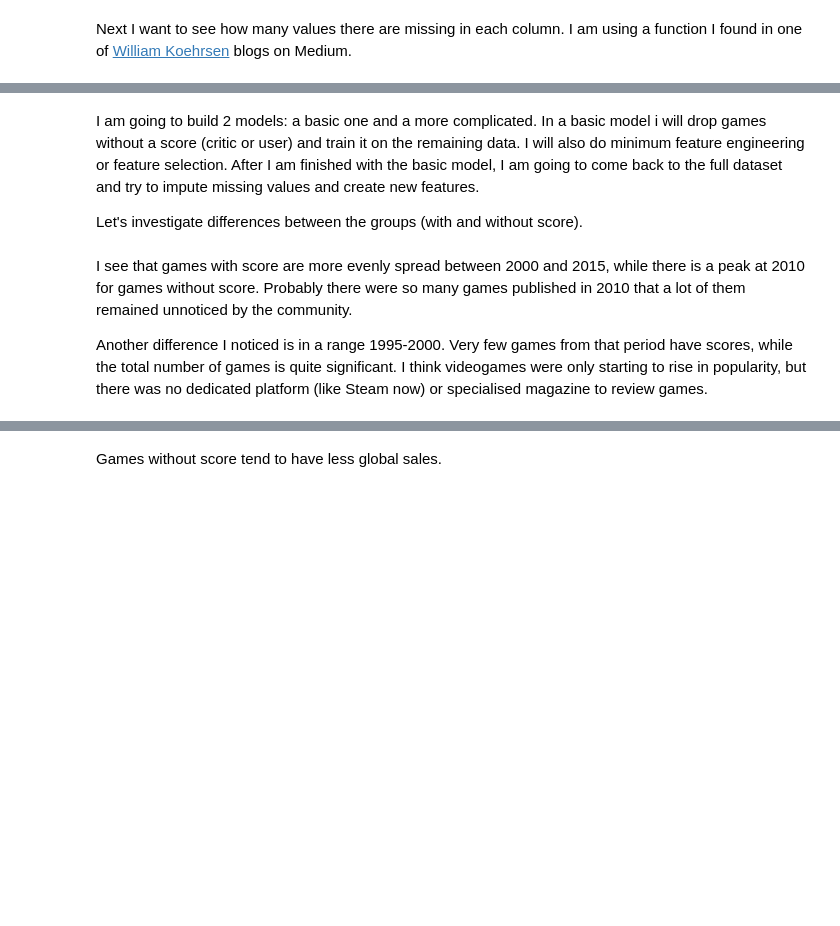
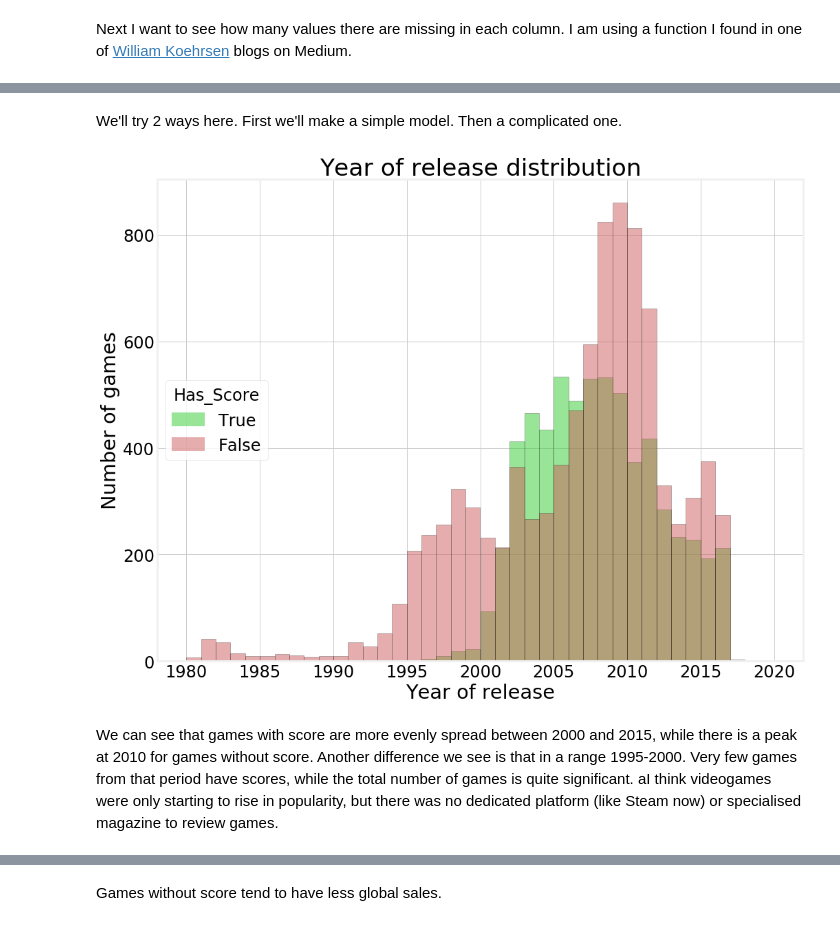
Before and after one commit to prayas2409/Machine_learning_website, a Jupyter notebook: Video_game_sales/video-games-predicting-global-sales.ipynb, the cells around one changed output, grey strips where cells are left out. Cells and saved outputs as stored; diff of their text form; code cells hidden in the pictures; blank space fills up the shorter version.

```diff
--- a/Video_game_sales/video-games-predicting-global-sales.ipynb
+++ b/Video_game_sales/video-games-predicting-global-sales.ipynb
@@ -51,5 +29,5 @@ import seaborn as sns
 # %% [markdown]
 Reading and exploring data
 # %%
-data = pd.read_csv("../input/Video_Games_Sales_as_at_22_Dec_2016.csv")
+data = pd.read_csv("Video_Games_Sales.csv")
 data.info()
@@ -157,26 +192,27 @@ data.describe()
-# %% [markdown]
-I am going to build 2 models: a basic one and a more complicated. In a basic model i will drop games without a score (critic or user) and train it on the remaining data. I will also do minimum feature engineering or feature selection. After I am finished with the basic model, I am going to come back to the full dataset and try to impute missing values and create new features.
-
-  Let's investigate differences between the groups (with and without score).
+# %% [markdown]
+ We'll try 2 ways here.
+ First we'll make a simple model.
+ Then a complicated one.
 # %%
 data["Has_Score"] = data["User_Score"].notnull() & data["Critic_Score"].notnull()
 rmvd_global["Has_Score"] = rmvd_global["User_Score"].notnull() & rmvd_global["Critic_Score"].notnull()
 # %%
 from matplotlib.lines import Line2D
 plt.hist(data[data["Has_Score"]==True]["Year"], color="limegreen", alpha=0.5,
          bins=range(1980, 2021), edgecolor="black")
 plt.hist(data[data["Has_Score"]==False]["Year"], color="indianred", alpha=0.5,
          bins=range(1980, 2021), edgecolor="black")
-plt.title("Distribution of year of release")
+plt.title("Year of release distribution")
 plt.xlabel("Year of release")
 plt.ylabel("Number of games")
 plt.legend(handles=[Line2D([0], [0], color="limegreen", lw=20, label="True", alpha=0.5),
                     Line2D([0], [0], color="indianred", lw=20, label="False", alpha=0.5)],
            title="Has_Score", loc=6);
+# %% [output]
+[figure, added]
 # %% [markdown]
-I see that games with score are more evenly spread between 2000 and 2015, while there is a peak at 2010 for games without score. Probably there were so many games published in 2010 that a lot of them remained unnoticed by the community.
-
-  Another difference I noticed is in a range 1995-2000. Very few games from that period have scores, while the total number of games is quite significant. I think videogames were only starting to rise in popularity, but there was no dedicated platform (like Steam now) or specialised magazine to review games.
+We can see that games with score are more evenly spread between 2000 and 2015, while there is a peak at 2010 for games without score.
+Another difference we see is that in a range 1995-2000. Very few games from that period have scores, while the total number of games is quite significant. aI think videogames were only starting to rise in popularity, but there was no dedicated platform (like Steam now) or specialised magazine to review games.
 # %%
 plt.hist(data[data["Has_Score"]==True]["Global"], color="limegreen", alpha=0.5,
          edgecolor="black")
```
Also changed, not shown: parts of 66 cells of this notebook, 2 other files.
